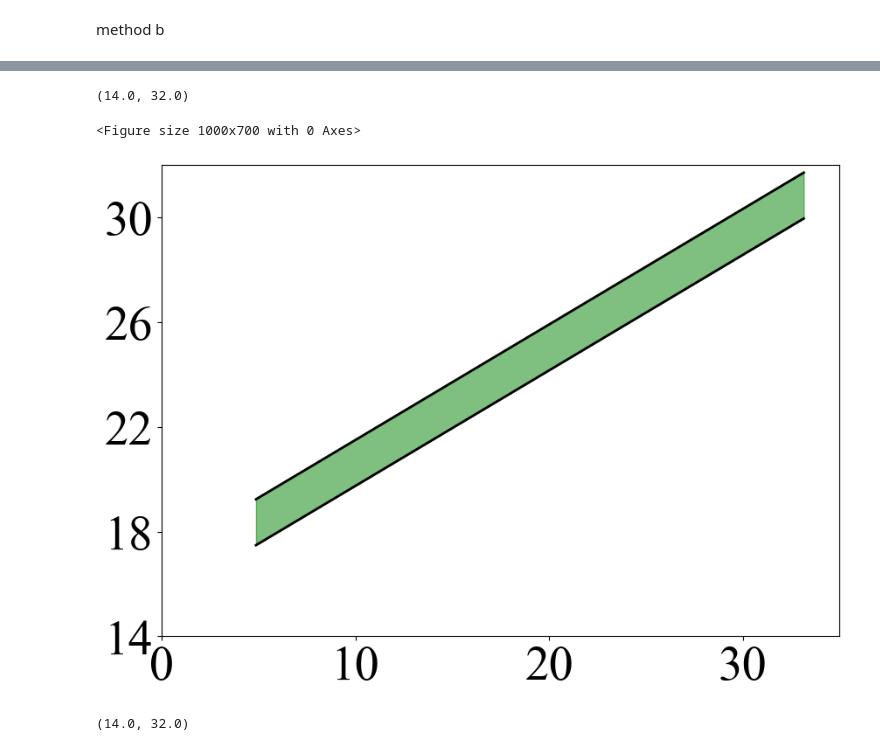
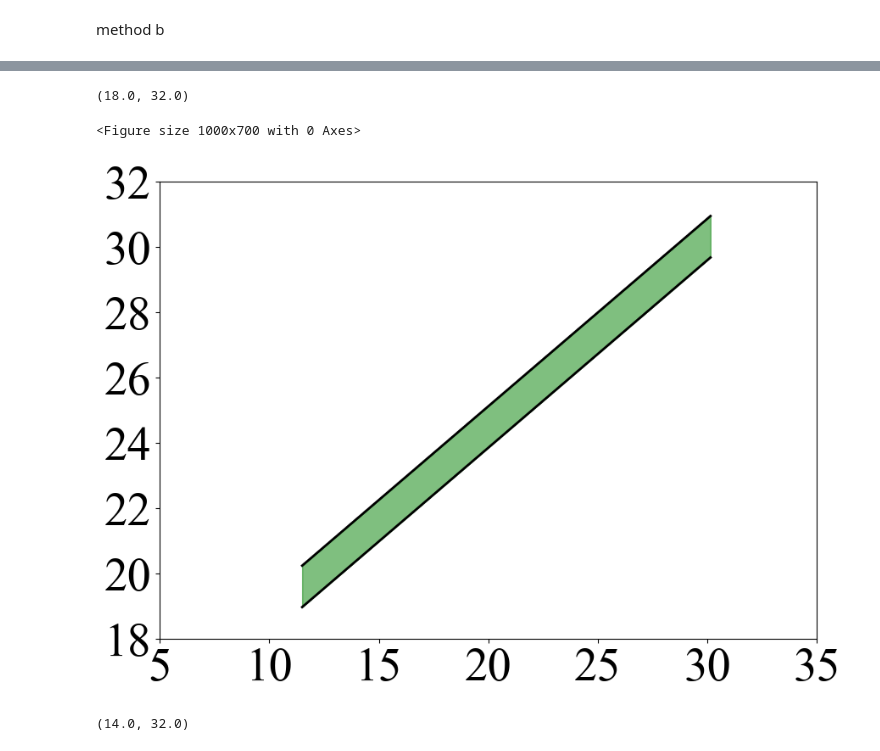
Before and after one commit to ruijis/causal-thinking-neutral-temperature, a Jupyter notebook: two-linear-regressions.ipynb, the cells around one changed output, grey strips where cells are left out. Drawn from its saved outputs; the diff is of its cells as text; code cells hidden in the pictures.

Commit message:
visualize stat results

```diff
--- a/two-linear-regressions.ipynb
+++ b/two-linear-regressions.ipynb
@@ -572,7 +730,7 @@ len(df_bldg[df_bldg['cooling_type'] == 'Naturally Ventilated'][df_bldg['slope_b'
 # create a buliding id list for buildings with negative slope_a or slope_b
 bldg_id_neg = df_bldg[(df_bldg['slope_a'] < 0) | (df_bldg['slope_b'] < 0)]['building_id'].tolist()
 # remove the buildings of bldg_id_neg from df_bldg
-df_bldg = df_bldg[~df_bldg['building_id'].isin(bldg_id_neg)].copy()
+# df_bldg = df_bldg[~df_bldg['building_id'].isin(bldg_id_neg)].copy()
 # %%
 # get rid of all nan values in the n_t_a column
 df_bldg_sig_a = df_bldg[~df_bldg['n_t_a'].isna()]
@@ -613,0 +1018,28 @@ number of multi-family buildings that have statistical significant neutral tempe
+# %%
+
+# scatter plot thermal indoor temperature against thermal sensation votes for the selected building, color code the timestamp
+plt.figure(figsize=(10, 7))
+sns.regplot(x='thermal_sensation', y='top', data=df_data[df_data['building_id'] == building_id], scatter_kws={'color': '#CCBB44'}, line_kws={'color': 'black', 'linewidth': 3}, ci=None)
+sns.scatterplot(x='thermal_sensation', y='top', data=df_data[df_data['building_id'] == building_id], hue='timestamp', palette='viridis')
+plt.xlabel('', rotation=0, fontsize=40)
+plt.ylabel('', rotation=0, fontsize=40)
+plt.rcParams['font.family'] = 'Times New Roman'
+plt.xticks(fontsize=40)
+plt.yticks(fontsize=40)
+plt.grid(False)
+plt.legend()
+plt.show()
+
+
+# scatter plot thermal indoor temperature against thermal sensation votes for the selected building, color code the timestamp
+plt.figure(figsize=(10, 7))
+sns.regplot(x='top', y='thermal_sensation', data=df_data[df_data['building_id'] == building_id], scatter_kws={'color': '#CCBB44'}, line_kws={'color': 'black', 'linewidth': 3}, ci=None)
+sns.scatterplot(x='top', y='thermal_sensation',data=df_data[df_data['building_id'] == building_id], hue='timestamp', palette='viridis')
+plt.xlabel('', rotation=0, fontsize=40)
+plt.ylabel('', rotation=0, fontsize=40)
+plt.rcParams['font.family'] = 'Times New Roman'
+plt.xticks(fontsize=40)
+plt.yticks(fontsize=40)
+plt.grid(False)
+plt.legend()
+plt.show()
@@ -1047,5 +1549,9 @@ plt.rcParams['font.family'] = 'Times New Roman'
 # %% [markdown]
 method b
+# %%
+# drop buildings with t_out_combined > 35 or < 10
+df_bldg_nv_b = df_bldg_nv_b[df_bldg_nv_b['t_out_combined'] <= 35]
+df_bldg_nv_b = df_bldg_nv_b[df_bldg_nv_b['t_out_combined'] >= 10]
 # %%
 middle_b_intercept, middle_b_slope = weighted_regression(df_bldg_nv_b['t_out_combined'], df_bldg_nv_b['n_t_b'], df_bldg_nv_b['records'])
 up_b_intercept, up_b_slope = weighted_regression(df_bldg_nv_b['t_out_combined'], df_bldg_nv_b['t_80_up_b'], df_bldg_nv_b['records'])
@@ -1067,39 +1573,39 @@ plt.figure(figsize=(10, 7))
 t_out_combined = np.array(df_bldg_nv_b['t_out_combined'])
 sort_index = np.argsort(t_out_combined)
 t_out_combined = t_out_combined[sort_index]
 up_line = (middle_b_slope*t_out_combined+middle_b_intercept+range_b/2)[sort_index]
 low_line = (middle_b_slope*t_out_combined+middle_b_intercept-range_b/2)[sort_index]
 
 # draw grey band between the two lines
 plt.figure(figsize=(10, 7))
 plt.plot(t_out_combined, middle_b_slope*t_out_combined+middle_b_intercept+range_b/2, color='black', linewidth=2)
 plt.plot(t_out_combined, middle_b_slope*t_out_combined+middle_b_intercept-range_b/2, color='black', linewidth=2)
 
 plt.fill_between(t_out_combined, middle_b_slope*t_out_combined+middle_b_intercept+range_b/2, middle_b_slope*t_out_combined+middle_b_intercept-range_b/2, color='green', alpha=0.5)
 plt.xlabel('', fontsize=40)
 plt.ylabel("", rotation=90, fontsize=40)
-plt.xticks([0, 10, 20, 30], fontsize=40)
-plt.yticks([14, 18, 22, 26, 30], fontsize=40)
+plt.xticks(fontsize=40)
+plt.yticks(fontsize=40)
 plt.grid(True)
 plt.rcParams['font.family'] = 'Times New Roman'
 
 # # Move y-axis label to the top and adjust the distance
 # ax = plt.gca()
 # ax.xaxis.set_label_coords(1, -0.1)
 # ax.yaxis.set_label_coords(-0.08, 1)
 # # alighn label right in the text box
 # ax.yaxis.get_label().set_ha('right')  # this line is added for horizontal alignment to the right
 # ax.xaxis.get_label().set_ha('right')  # this line is added for horizontal alignment to the right
 
 # plt.title('naturally ventialted buildings using method b', fontsize=40)
 plt.grid(False)
 # set the x-axis range from 5 to 35 and y-axis range from 14 to 32
-plt.xlim(0, 35)
-plt.ylim(14, 32)
+plt.xlim(5, 35)
+plt.ylim(18, 32)
 # %% [output]
-(14.0, 32.0)
+(18.0, 32.0)
 <Figure size 1000x700 with 0 Axes>
-[figure, old version]
+[figure, new version]
 # %%
 # plot two lines, one with the up_b_slope and up_b_intercept, and another with the low_b_slope and low_b_intercept
 plt.figure(figsize=(10, 7))
```
Also changed, not shown: parts of 55 cells of this notebook, 4 other files.
